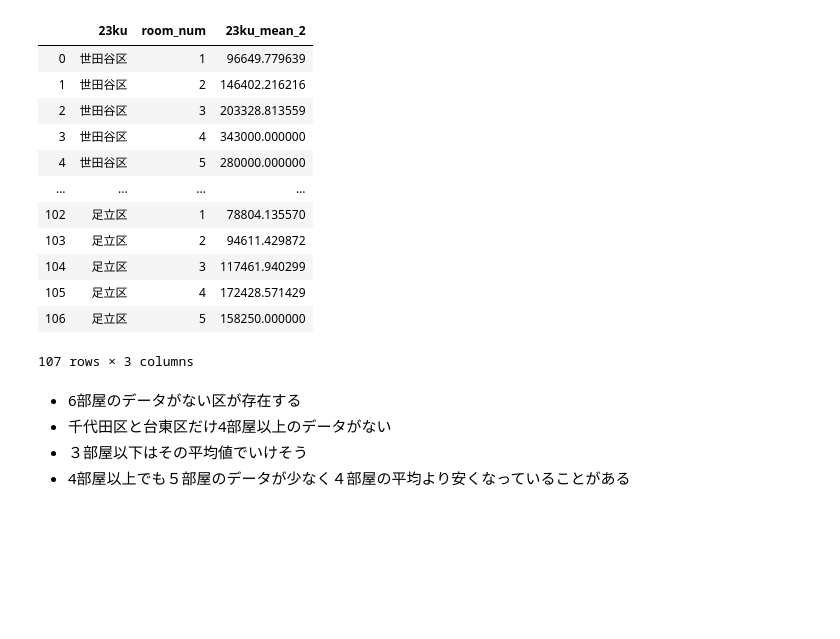
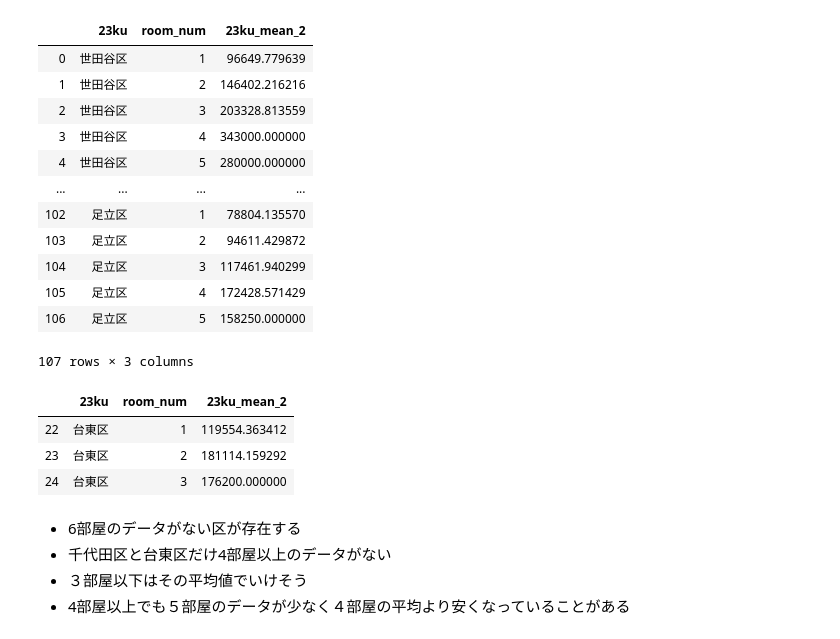
Before and after one commit to yaneura-no-gomi/mynavi_2019, a Jupyter notebook: notebook/Untitled.ipynb, the cells around one changed output. Cells and saved outputs as stored; diff of their text form; code cells hidden in the pictures; blank space fills up the shorter version.

```diff
--- a/notebook/Untitled.ipynb
+++ b/notebook/Untitled.ipynb
@@ -141,6 +144,13 @@ ku_mean_2
 | 105 | 足立区 | 4 | 172428.571429 |
 | 106 | 足立区 | 5 | 158250.000000 |
 107 rows × 3 columns
+# %%
+ku_mean_2[ku_mean_2['23ku']=='台東区']
+# %% [output]
+|  | 23ku | room_num | 23ku_mean_2 |
+| 22 | 台東区 | 1 | 119554.363412 |
+| 23 | 台東区 | 2 | 181114.159292 |
+| 24 | 台東区 | 3 | 176200.000000 |
 # %% [markdown]
 - 6部屋のデータがない区が存在する
 - 千代田区と台東区だけ4部屋以上のデータがない
```
Also changed, not shown: parts of 8 cells of this notebook.
